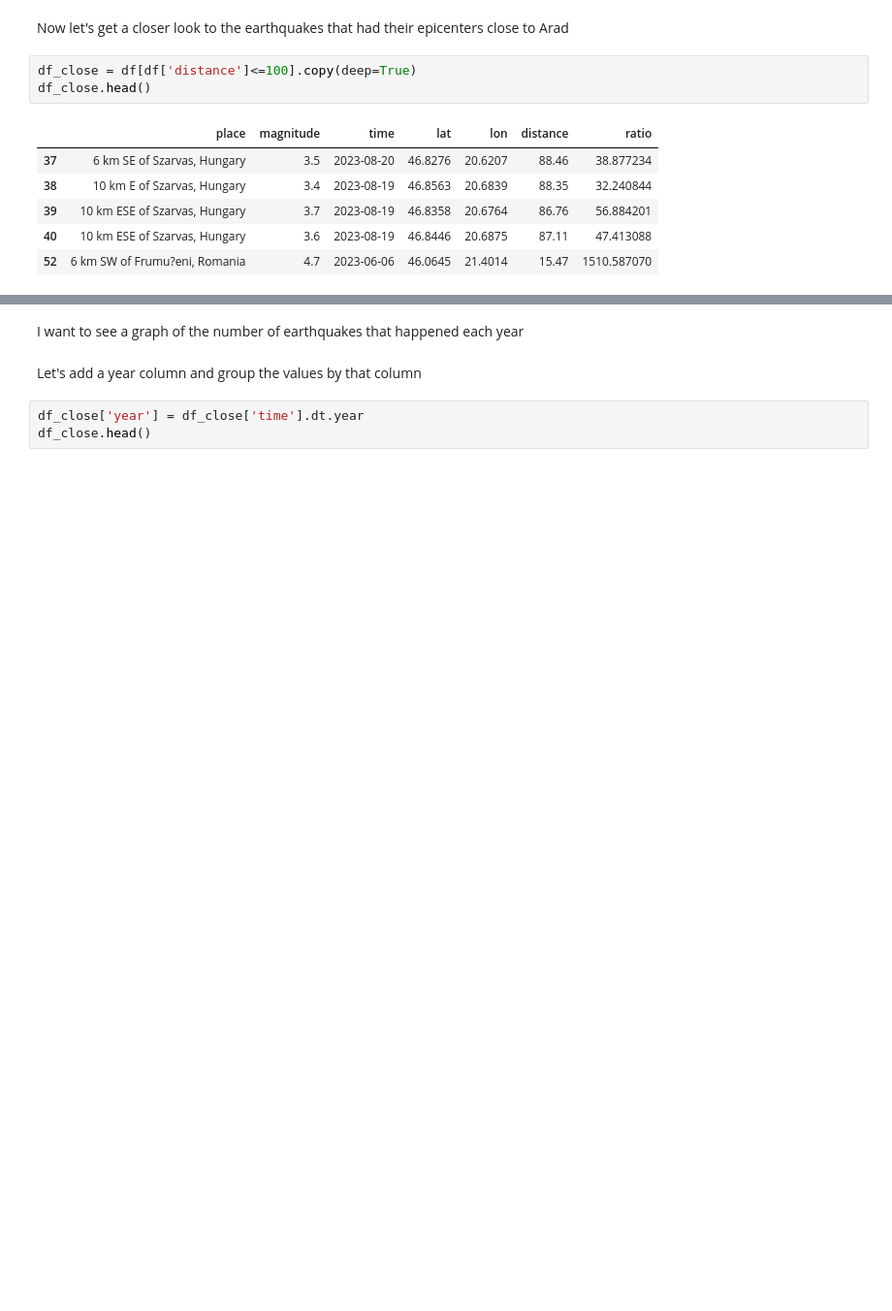
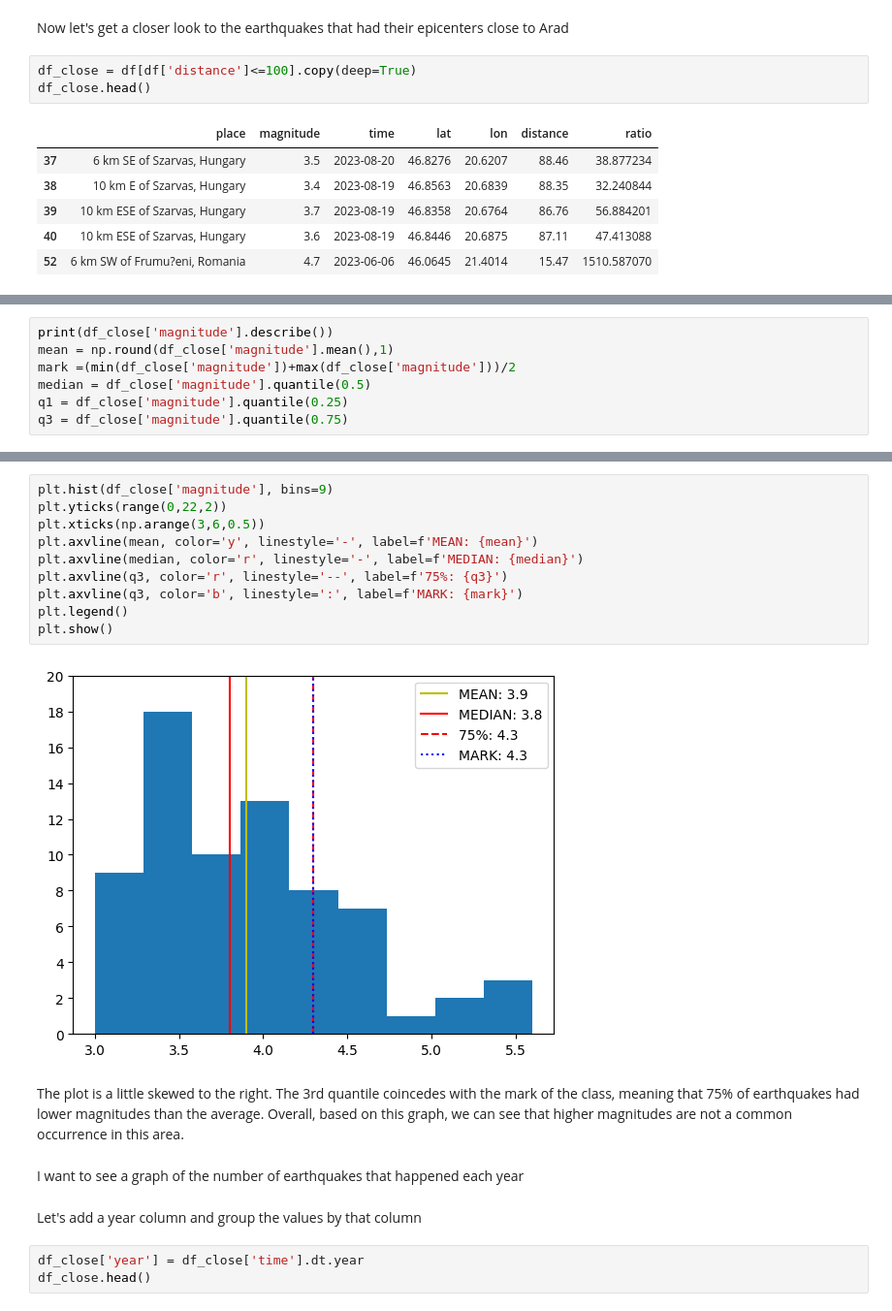
Before and after one commit to mairovitzmario/earthquake, a Jupyter notebook: project.ipynb, the cells around one changed output, grey strips where cells are left out. Shown at 97% size. Cells and saved outputs as stored; diff of their text form; blank space fills up the shorter version.

```diff
--- a/project.ipynb
+++ b/project.ipynb
@@ -159,0 +157,7 @@ df_close.head()
+# %%
+print(df_close['magnitude'].describe())
+mean = np.round(df_close['magnitude'].mean(),1)
+mark =(min(df_close['magnitude'])+max(df_close['magnitude']))/2
+median = df_close['magnitude'].quantile(0.5)
+q1 = df_close['magnitude'].quantile(0.25)
+q3 = df_close['magnitude'].quantile(0.75)
@@ -160,3 +174,17 @@ df_close.head()
+# %%
+plt.hist(df_close['magnitude'], bins=9)
+plt.yticks(range(0,22,2))
+plt.xticks(np.arange(3,6,0.5))
+plt.axvline(mean, color='y', linestyle='-', label=f'MEAN: {mean}')
+plt.axvline(median, color='r', linestyle='-', label=f'MEDIAN: {median}')
+plt.axvline(q3, color='r', linestyle='--', label=f'75%: {q3}')
+plt.axvline(q3, color='b', linestyle=':', label=f'MARK: {mark}')
+plt.legend()
+plt.show()
+# %% [output]
+[figure, added]
+# %% [markdown]
+The plot is a little skewed to the right. The 3rd quantile coincedes with the mark of the class, meaning that 75% of earthquakes had lower magnitudes than the average. Overall, based on this graph, we can see that higher magnitudes are not a common occurrence in this area.
 # %% [markdown]
 I want to see a graph of the number of earthquakes that happened each year
 # %% [markdown]
```
Also changed, not shown: parts of 8 cells of this notebook.
